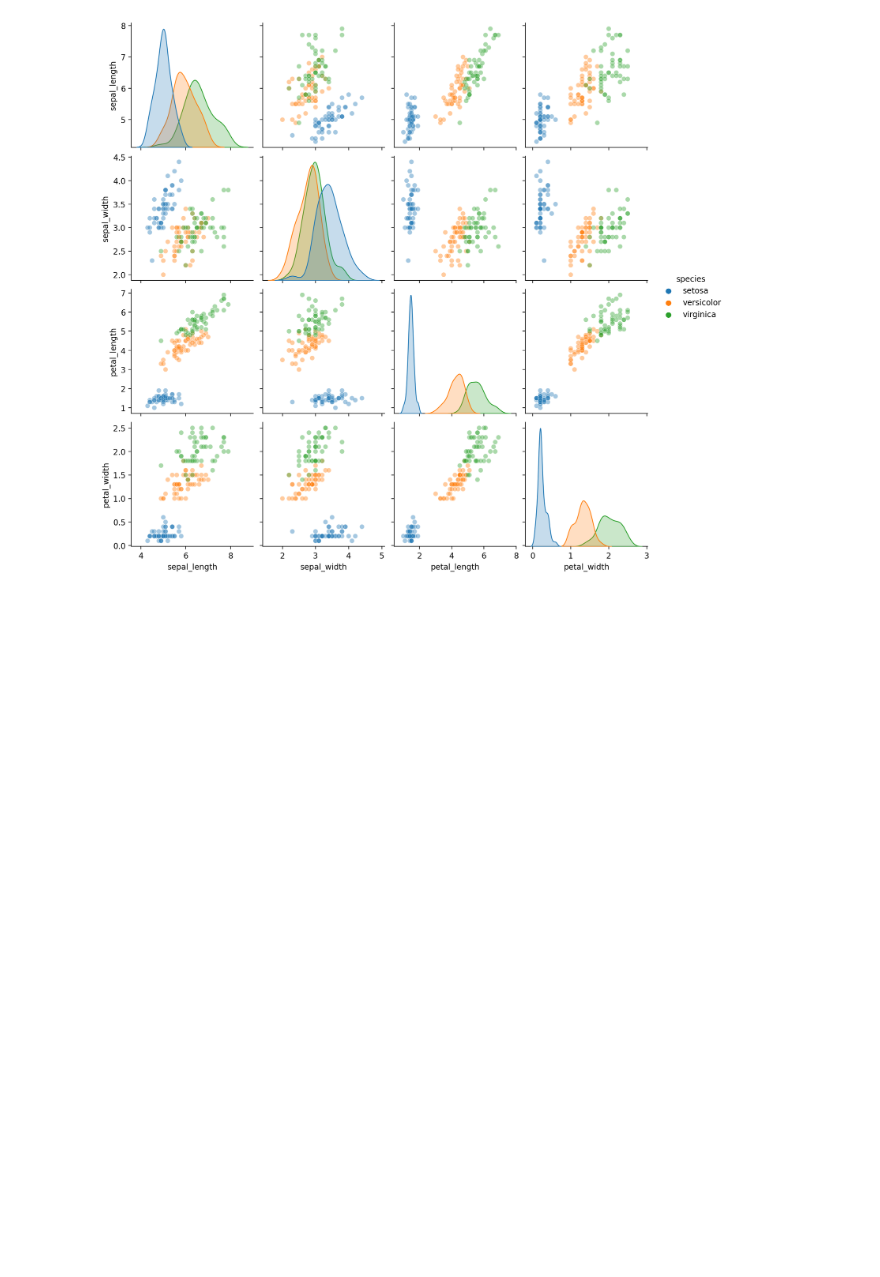
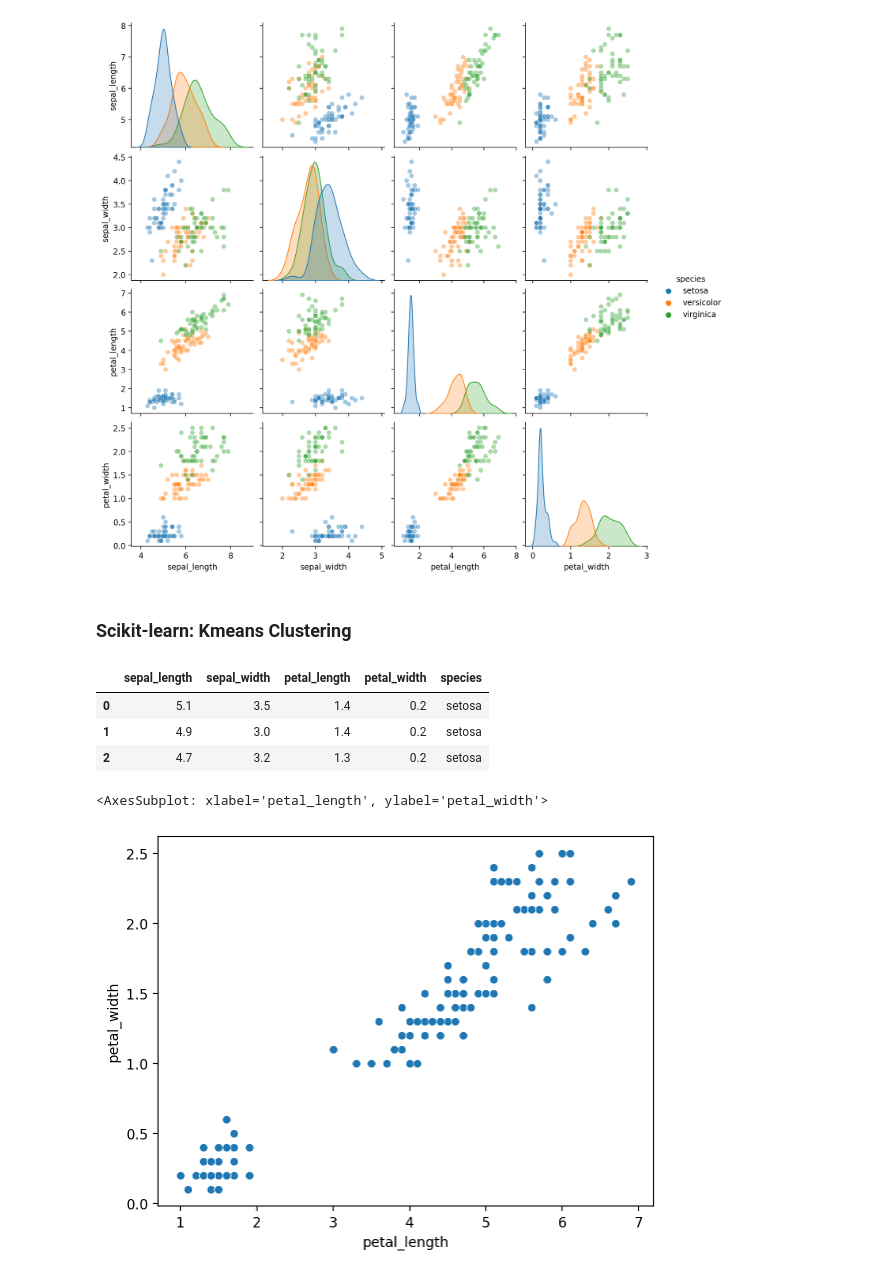
Before and after one commit to pNatTueku/ml_learning_with_ajprasertcbs, a Jupyter notebook: notebooks/kmeans_clustering_concept.ipynb, the cells around one changed output. Saved outputs shown, nothing was run; the diff lists cells and outputs as text; code cells hidden in the pictures; blank space fills up the shorter version.

```diff
--- a/notebooks/kmeans_clustering_concept.ipynb
+++ b/notebooks/kmeans_clustering_concept.ipynb
@@ -59,2 +59,16 @@ sns.pairplot(df, vars=['sepal_length', 'sepal_width', 'petal_length', 'petal_wid
 # %% [output]
 [figure]
+# %% [markdown]
+### Scikit-learn: Kmeans Clustering
+# %%
+df.head(3)
+# %% [output]
+|  | sepal_length | sepal_width | petal_length | petal_width | species |
+| 0 | 5.1 | 3.5 | 1.4 | 0.2 | setosa |
+| 1 | 4.9 | 3.0 | 1.4 | 0.2 | setosa |
+| 2 | 4.7 | 3.2 | 1.3 | 0.2 | setosa |
+# %%
+sns.scatterplot(data = df, x = 'petal_length', y = 'petal_width')
+# %% [output]
+<AxesSubplot: xlabel='petal_length', ylabel='petal_width'>
+[figure, added]
```
Also changed, not shown: parts of 23 cells of this notebook.
